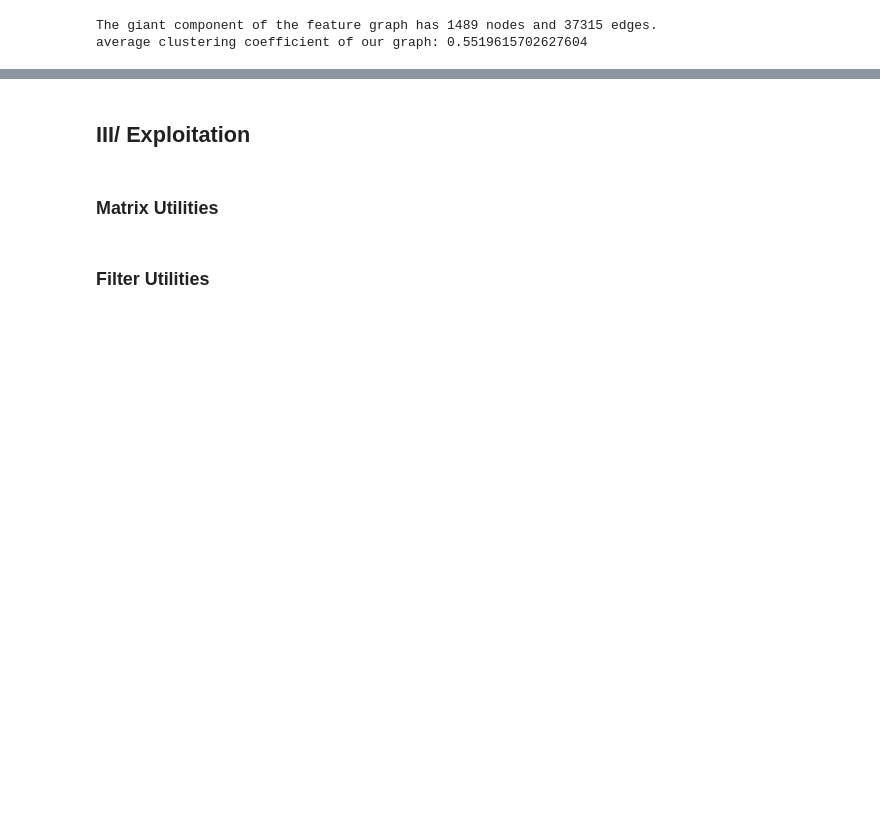
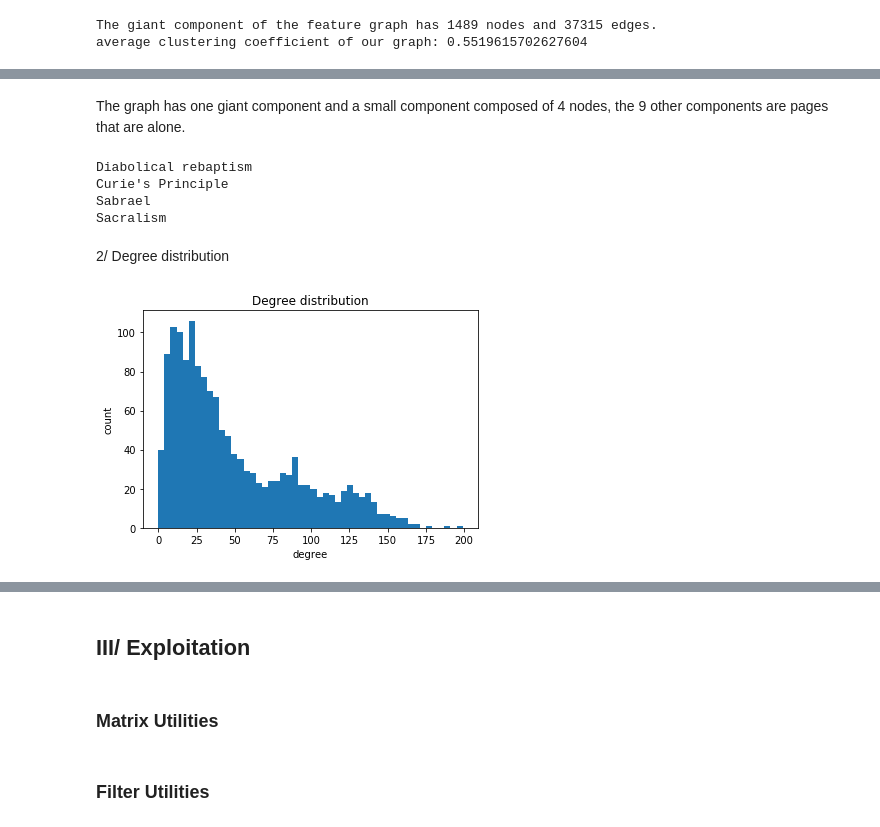
Before and after one commit to aaag97/ntds-projects, a Jupyter notebook: Project/wikipedia.ipynb, the cells around one changed output, grey strips where cells are left out. Saved outputs shown, nothing was run; the diff lists cells and outputs as text; code cells hidden in the pictures; blank space fills up the shorter version.

Commit message:
graph description

```diff
--- a/Project/wikipedia.ipynb
+++ b/Project/wikipedia.ipynb
@@ -431,11 +433,3 @@ print("average clustering coefficient of our graph:",nx.average_clustering(graph
 # %% [output]
 The giant component of the feature graph has 1489 nodes and 37315 edges.
 average clustering coefficient of our graph: 0.5519615702627604
-# %%
-G = graph
-degree_sequence = sorted([d for n, d in G.degree()], reverse=True)  # degree sequence
-# print "Degree sequence", degree_sequence
-degreeCount = collections.Counter(degree_sequence)
-deg, cnt = zip(*degreeCount.items())
-
-plt.plot(deg,cnt)
@@ -445,8 +435,0 @@ plt.plot(deg,cnt)
-# %%
-G = graph
-degree_sequence = sorted([d for n, d in G.degree()], reverse=True)  # degree sequence
-# print "Degree sequence", degree_sequence
-degreeCount = collections.Counter(degree_sequence)
-deg, cnt = zip(*degreeCount.items())
-
-plt.plot(deg,cnt,'x')
@@ -455,0 +436,5 @@ plt.plot(deg,cnt,'x')
+# %%
+#study the connected components
+graphs = list(nx.connected_component_subgraphs(graph))
+for i in range(0,len(graphs)):
+    print("subgraph nb ", i, "nb of nodes:",len(graphs[i].degree))
@@ -455,0 +453,24 @@ plt.plot(deg,cnt,'x')
+# %% [markdown]
+The graph has one giant component and a small component composed of 4 nodes, the 9 other components are pages that are alone.
+# %%
+nodes_small_comp = list(graphs[4].nodes())
+
+#for curiosity, articles linked in the small component
+for node in nodes_small_comp:
+     print(features.index[node])
+# %% [output]
+Diabolical rebaptism
+Curie's Principle
+Sabrael
+Sacralism
+# %% [markdown]
+2/ Degree distribution
+# %%
+plt.title("Degree distribution")
+degrees = [d for (i,d) in G.degree()]
+plt.hist(er_degrees,bins = 50);
+plt.xlabel('degree')
+plt.ylabel('count')
+plt.show()
+# %% [output]
+[figure, added]
```
Also changed, not shown: parts of 9 cells of this notebook.
